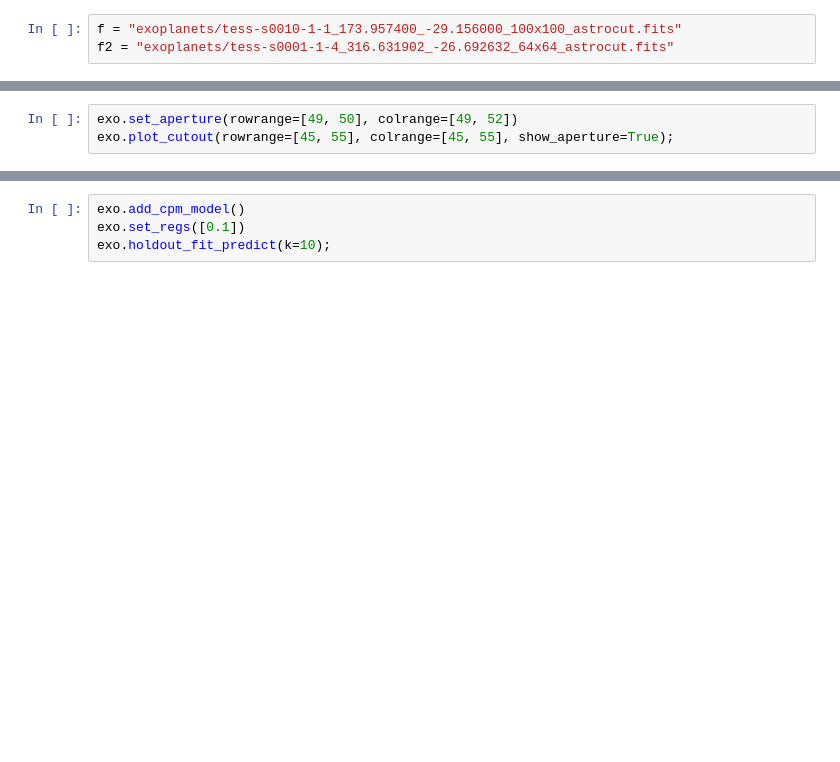
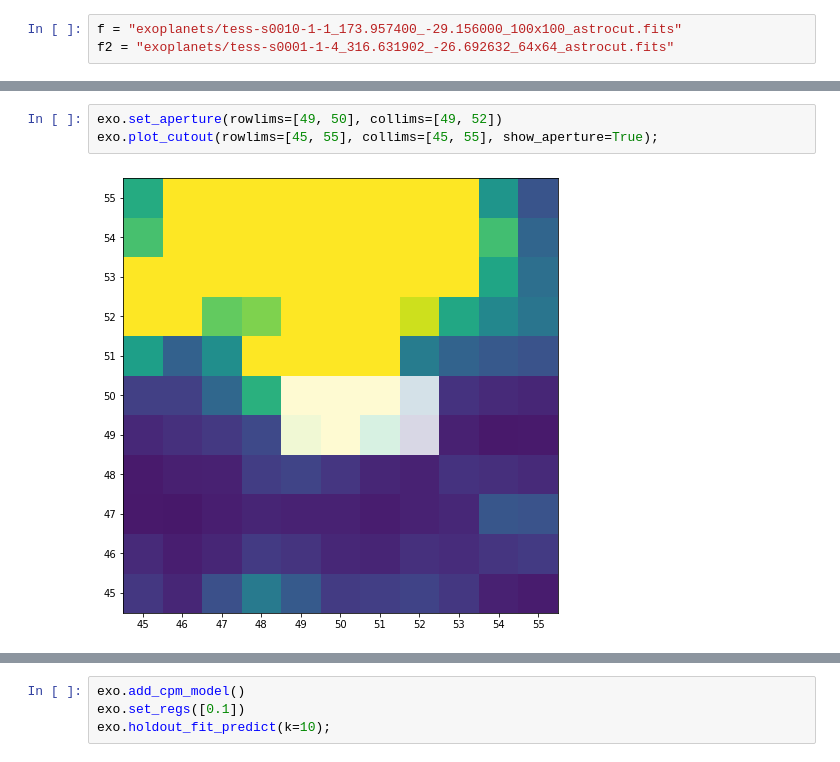
Before and after one commit to soichiro-hattori/unpopular, a Jupyter notebook: exoplanets.ipynb, the cells around one changed output, grey strips where cells are left out. Drawn from its saved outputs; the diff is of its cells as text; blank space fills up the shorter version.

```diff
--- a/exoplanets.ipynb
+++ b/exoplanets.ipynb
@@ -17,5 +21,7 @@ exo.plot_cutout();
 # %%
-exo.set_aperture(rowrange=[49, 50], colrange=[49, 52])
-exo.plot_cutout(rowrange=[45, 55], colrange=[45, 55], show_aperture=True);
+exo.set_aperture(rowlims=[49, 50], collims=[49, 52])
+exo.plot_cutout(rowlims=[45, 55], collims=[45, 55], show_aperture=True);
+# %% [output]
+[figure, added]
 # %%
 exo.plot_pix_by_pix();
```
Also changed, not shown: parts of 14 cells of this notebook, 5 other files.
